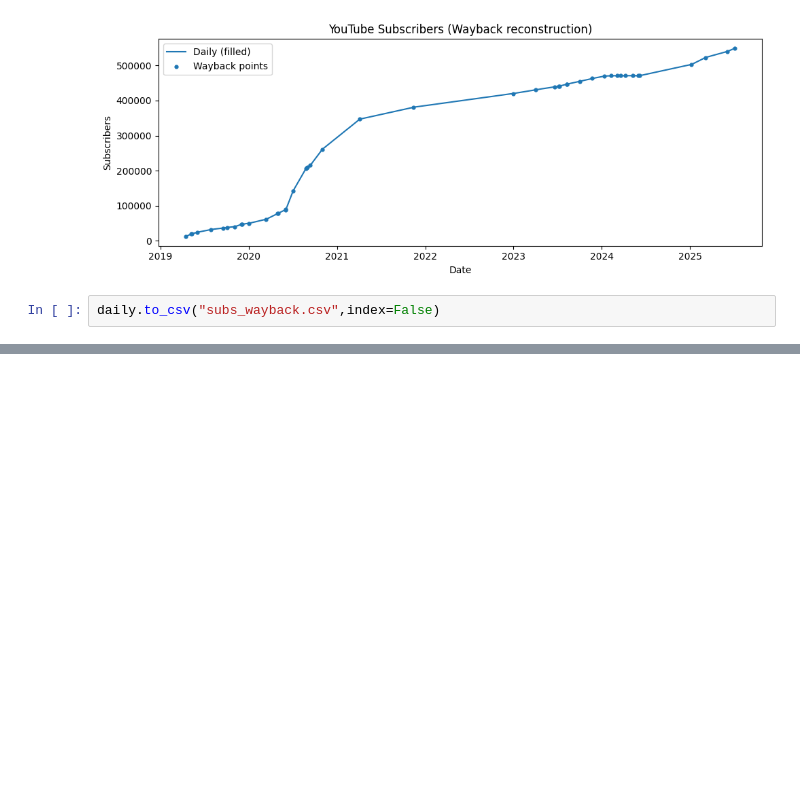
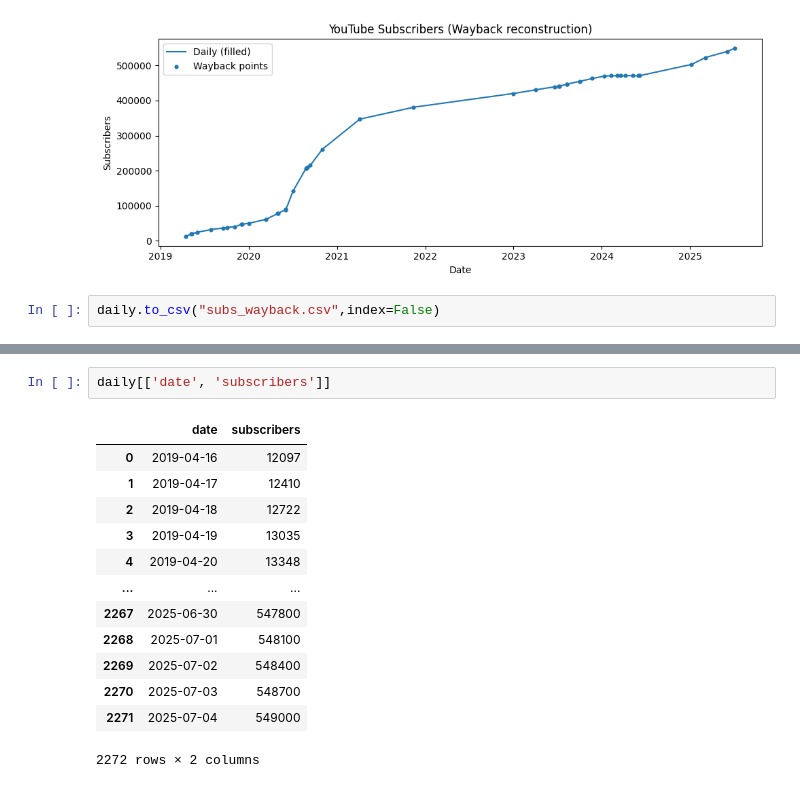
Before and after one commit to Rmorsch/YouTube_Scraping, a Jupyter notebook: apps/WayBack Machine - Get Subscriber Count per month.ipynb, the cells around one changed output, grey strips where cells are left out. Saved outputs shown, nothing was run; the diff lists cells and outputs as text; blank space fills up the shorter version.

```diff
--- a/apps/WayBack Machine - Get Subscriber Count per month.ipynb
+++ b/apps/WayBack Machine - Get Subscriber Count per month.ipynb
@@ -450,0 +485,16 @@ daily.to_csv("subs_wayback.csv",index=False)
+# %%
+daily[['date', 'subscribers']]
+# %% [output]
+|  | date | subscribers |
+| 0 | 2019-04-16 | 12097 |
+| 1 | 2019-04-17 | 12410 |
+| 2 | 2019-04-18 | 12722 |
+| 3 | 2019-04-19 | 13035 |
+| 4 | 2019-04-20 | 13348 |
+| ... | ... | ... |
+| 2267 | 2025-06-30 | 547800 |
+| 2268 | 2025-07-01 | 548100 |
+| 2269 | 2025-07-02 | 548400 |
+| 2270 | 2025-07-03 | 548700 |
+| 2271 | 2025-07-04 | 549000 |
+2272 rows × 2 columns
```
Also changed, not shown: parts of 3 cells of this notebook.
